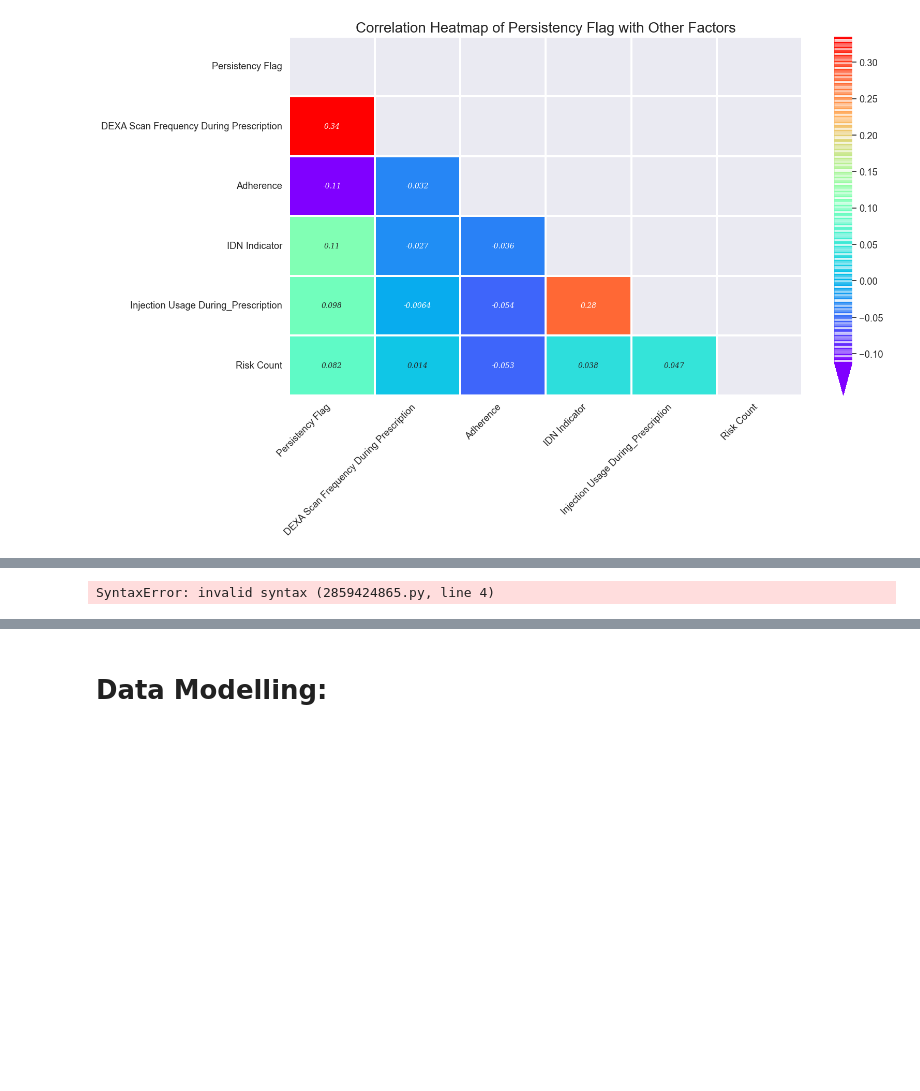
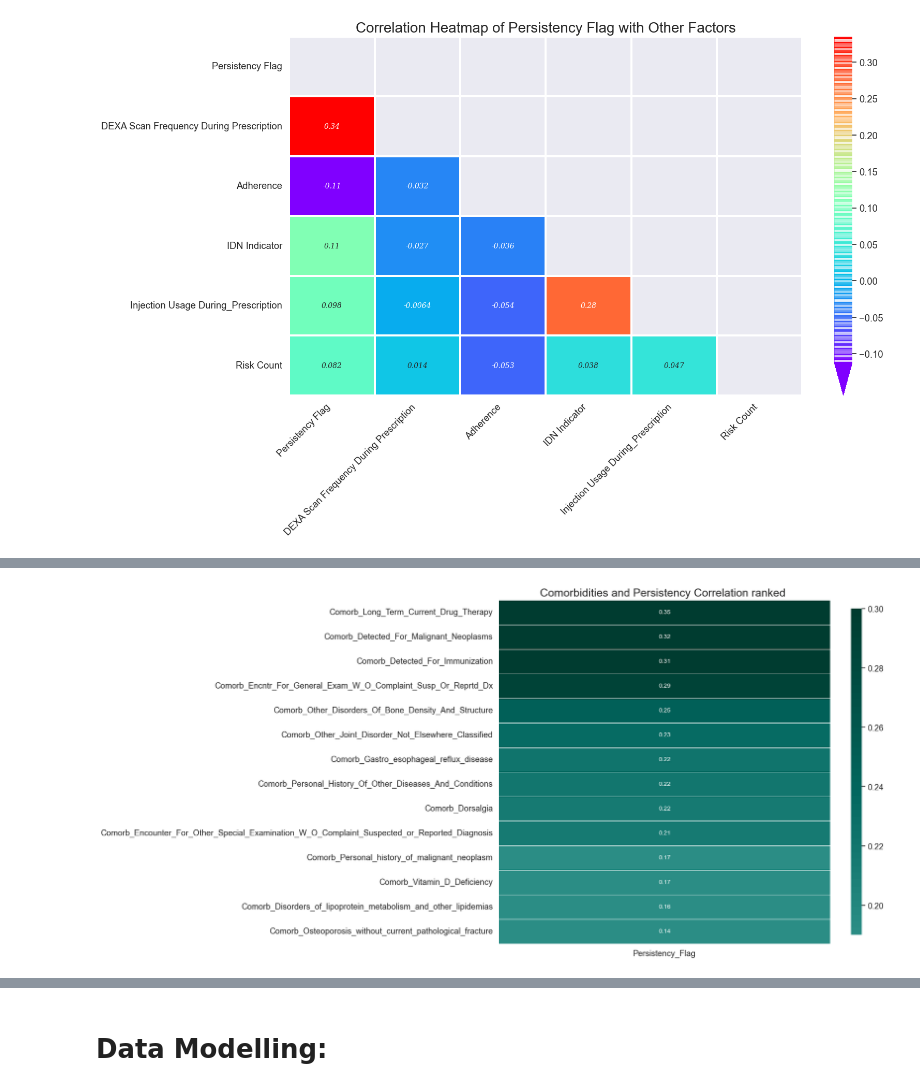
Before and after one commit to LiviaNFoster/DataGlacierFinalProject, a Jupyter notebook: FinalProject.ipynb, the cells around one changed output, grey strips where cells are left out. Saved outputs shown, nothing was run; the diff lists cells and outputs as text; code cells hidden in the pictures; blank space fills up the shorter version.

```diff
--- a/FinalProject.ipynb
+++ b/FinalProject.ipynb
@@ -1998,22 +1983,9 @@ pval_Comorb_Gastro_esophageal_reflux_disease = (comorb_data.Comorb_Gastro_esopha
 # %%
 #A cleaner look at the correlation of features against Persistency, ranked
 ax= klib.corr_plot(comorb_data, target= 'Persistency_Flag')
 ax.title.set_text('Comorbidities and Persistency Correlation ranked ')
-ax.yticklabels([Comorbidity Detected For Malignant_Neoplasms',
-       'Comorb_Detected_For_Immunization',
-       'Comorb_Encntr_For_General_Exam_W_O_Complaint_Susp_Or_Reprtd_Dx',
-       'Comorb_Vitamin_D_Deficiency',
-       'Comorb_Other_Joint_Disorder_Not_Elsewhere_Classified',
-       'Comorb_Encounter_For_Other_Special_Examination_W_O_Complaint_Suspected_or_Reported_Diagnosis',
-       'Comorb_Long_Term_Current_Drug_Therapy', 'Comorb_Dorsalgia',
-       'Comorb_Personal_History_Of_Other_Diseases_And_Conditions',
-       'Comorb_Other_Disorders_Of_Bone_Density_And_Structure',
-       'Comorb_Disorders_of_lipoprotein_metabolism_and_other_lipidemias',
-       'Comorb_Osteoporosis_without_current_pathological_fracture',
-       'Comorb_Personal_history_of_malignant_neoplasm',
-       'Comorb_Gastro_esophageal_reflux_disease'])
 # %% [output]
-SyntaxError: invalid syntax (2859424865.py, line 4)
+[figure, added]
 # %%
 ax1 = klib.corr_plot(concom_data, target= 'Persistency_Flag')
 ax1.title.set_text('Concomitancy and Persistency Correlation ranked ')
```
Also changed, not shown: parts of 27 cells of this notebook.
